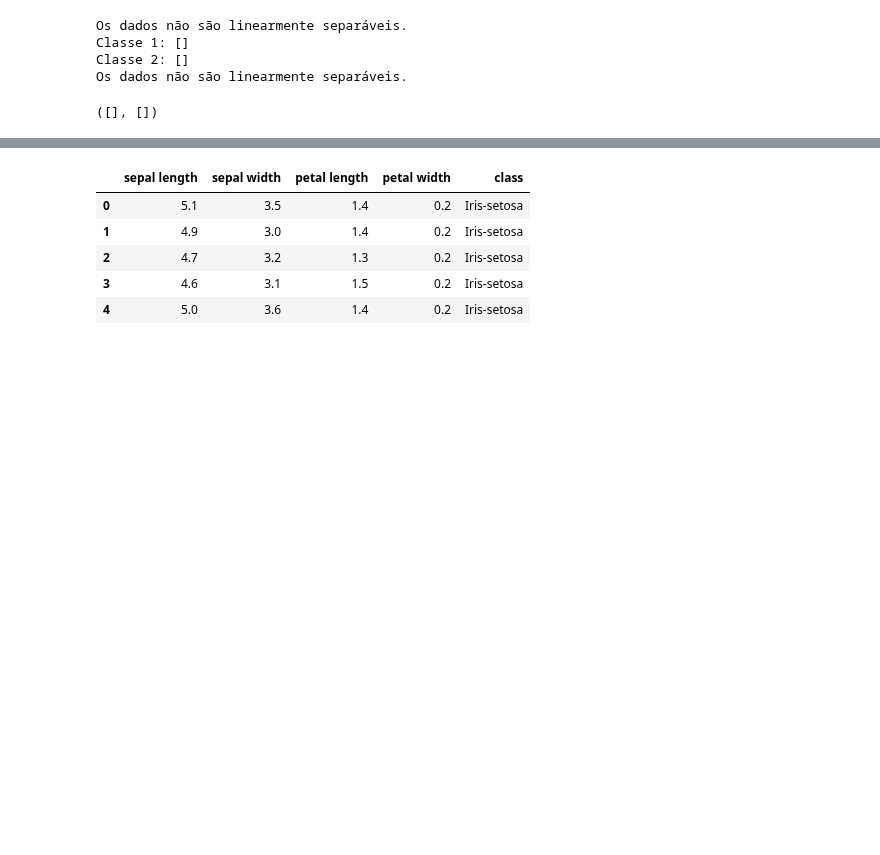
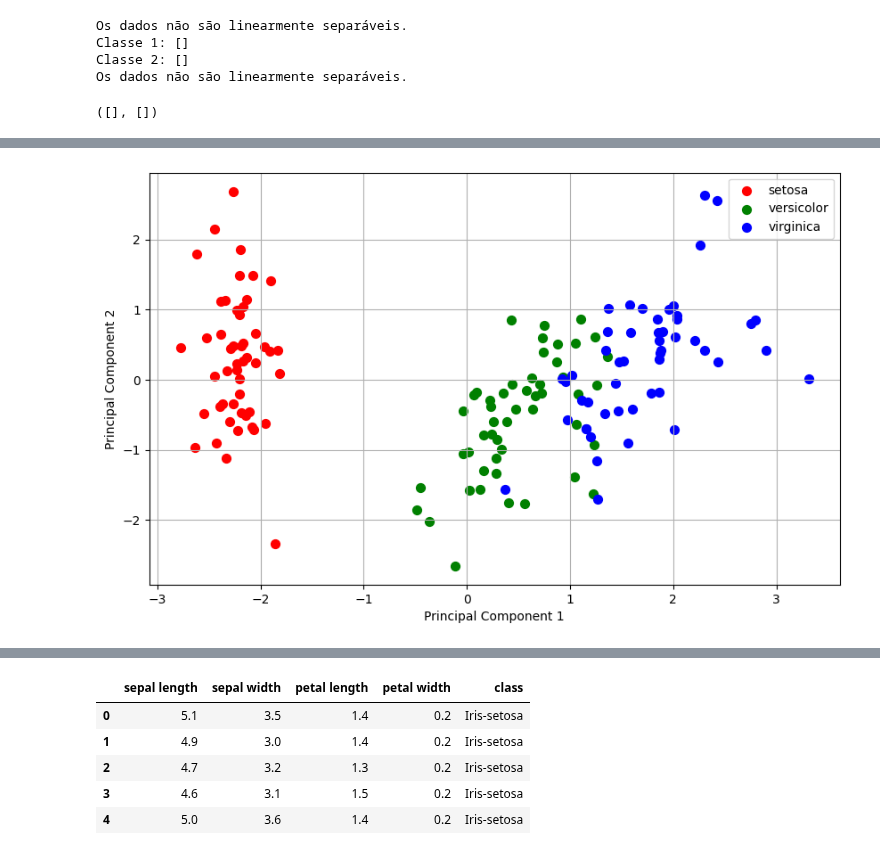
Before and after one commit to marcelomrad/Classificador_Linear, a Jupyter notebook: main.ipynb, the cells around one changed output, grey strips where cells are left out. Drawn from its saved outputs; the diff is of its cells as text; code cells hidden in the pictures; blank space fills up the shorter version.

```diff
--- a/main.ipynb
+++ b/main.ipynb
@@ -466,0 +476,40 @@ print(f"F1-score: {f1:.2f}") """
+# %%
+# Importando as bibliotecas
+import pandas as pd
+from sklearn.datasets import load_iris
+from sklearn.decomposition import PCA
+from sklearn.preprocessing import StandardScaler
+import matplotlib.pyplot as plt
+
+# Carregando o dataset Iris
+iris = load_iris()
+data = pd.DataFrame(data=iris['data'], columns=iris['feature_names'])
+
+# Normalizando os dados
+scaler = StandardScaler()
+data_normalized = scaler.fit_transform(data)
+
+# Aplicando PCA
+pca = PCA(n_components=2)
+data_pca = pca.fit_transform(data_normalized)
+
+# Transformando em DataFrame
+data_pca_df = pd.DataFrame(data=data_pca, columns=['Principal Component 1', 'Principal Component 2'])
+data_pca_df['target'] = iris['target']  # Adicionando as labels para fins de visualização
+
+# Visualizando os resultados
+plt.figure(figsize=(10, 6))
+targets = [0, 1, 2]
+colors = ['r', 'g', 'b']
+for target, color in zip(targets, colors):
+    indices = data_pca_df['target'] == target
+    plt.scatter(data_pca_df.loc[indices, 'Principal Component 1'],
+                data_pca_df.loc[indices, 'Principal Component 2'],
+                c=color, s=50, label=iris['target_names'][target])
+plt.xlabel('Principal Component 1')
+plt.ylabel('Principal Component 2')
+plt.legend()
+plt.grid()
+plt.show()
+# %% [output]
+[figure, added]
```
Also changed, not shown: parts of 14 cells of this notebook.
